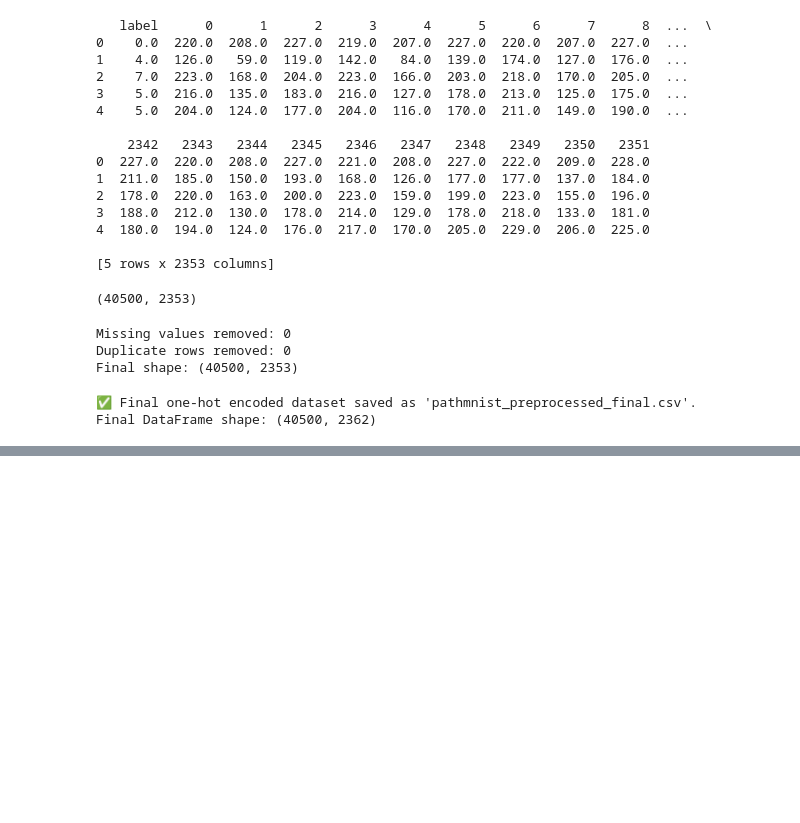
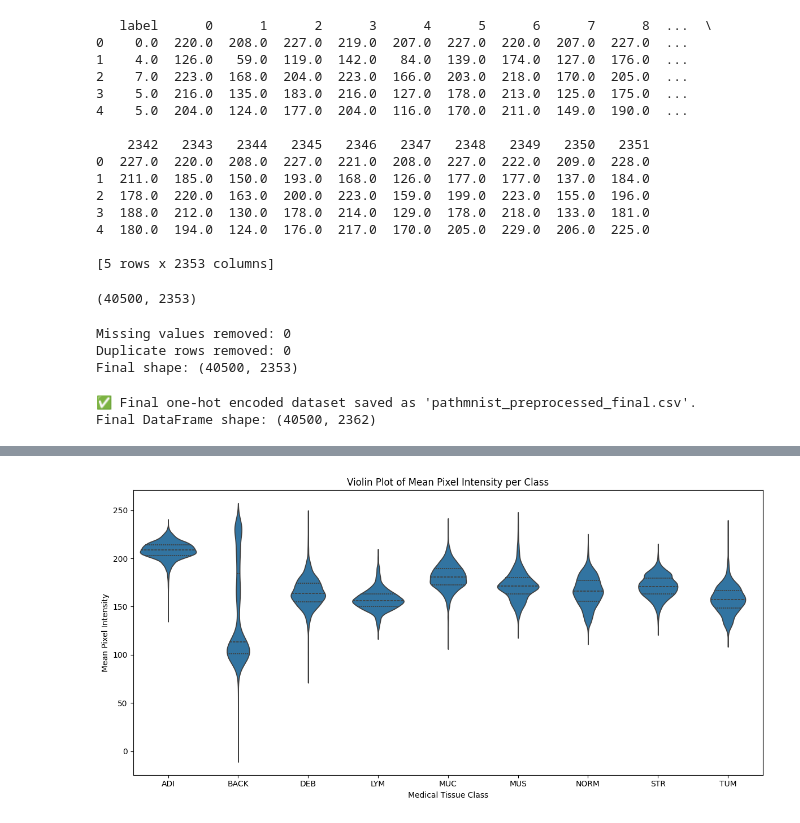
Before and after one commit to anasraza57/CW2, a Jupyter notebook: main.ipynb, the cells around one changed output, grey strips where cells are left out. Drawn from its saved outputs; the diff is of its cells as text; code cells hidden in the pictures; blank space fills up the shorter version.

```diff
--- a/main.ipynb
+++ b/main.ipynb
@@ -134,0 +153,11 @@ Final DataFrame shape: (40500, 2362)
+# %%
+# Violin Plot
+plt.figure(figsize=(12, 6))
+sns.violinplot(x='label', y='MeanIntensity', data=df_sampled, inner='quartile')
+plt.title("Violin Plot of Mean Pixel Intensity per Class")
+plt.xlabel("Medical Tissue Class")
+plt.ylabel("Mean Pixel Intensity")
+plt.tight_layout()
+plt.show()
+# %% [output]
+[figure, added]
```
Also changed, not shown: parts of 1 cell of this notebook.
